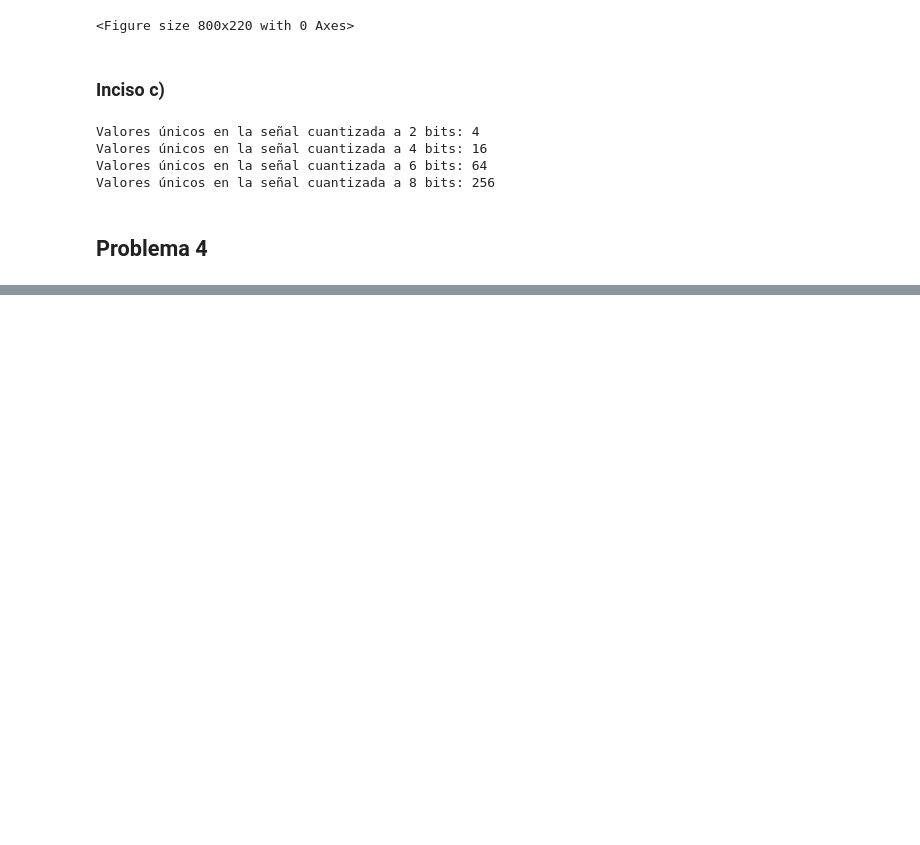
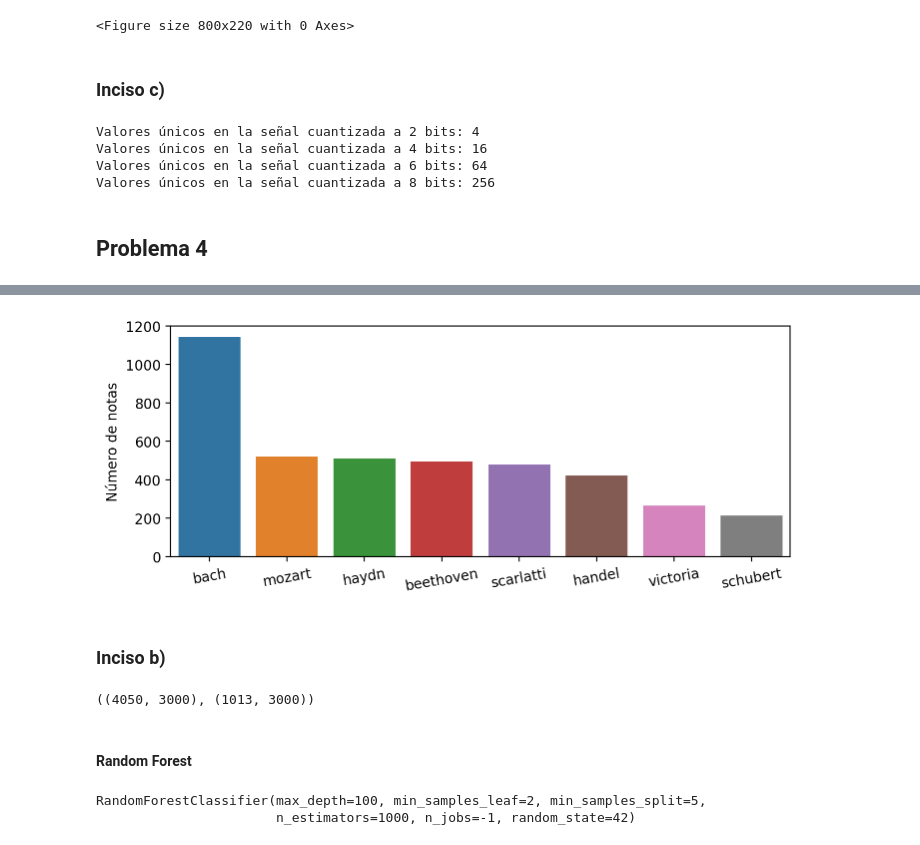
Before and after one commit to Gustavo-HA/MCE_Tercer-Semestre, a Jupyter notebook: Multimodal/T2/codigo/Tarea002_Gustavo_Hernandez.ipynb, the cells around one changed output, grey strips where cells are left out. Saved outputs shown, nothing was run; the diff lists cells and outputs as text; code cells hidden in the pictures; blank space fills up the shorter version.

```diff
--- a/Multimodal/T2/codigo/Tarea002_Gustavo_Hernandez.ipynb
+++ b/Multimodal/T2/codigo/Tarea002_Gustavo_Hernandez.ipynb
@@ -160,0 +207,2 @@ for b in bits:
+# %%
+train_df = pd.read_csv("../data/corpus_train.csv")
@@ -160,0 +221,13 @@ for b in bits:
+# %%
+figures, ax = plt.subplots(figsize=(8,3))
+sns.barplot(x=train_df["author"].value_counts().index,
+            y=train_df["author"].value_counts().values, palette="tab10", legend=False,
+            hue=train_df["author"].value_counts().index, ax=ax)
+ax.set_xticklabels(ax.get_xticklabels(), rotation=10, horizontalalignment='center')
+ax.set_ylabel("Número de notas")
+ax.set_xlabel("")
+plt.savefig('../documento/figure/notes_per_author_train.pdf', bbox_inches='tight')
+# %% [output]
+[figure, added]
+# %% [markdown]
+### Inciso b)
@@ -160,0 +291,4 @@ for b in bits:
+# %%
+X_train.shape, X_test.shape
+# %% [output]
+((4050, 3000), (1013, 3000))
@@ -160,0 +314,2 @@ for b in bits:
+# %% [markdown]
+#### Random Forest
@@ -160,0 +325,5 @@ for b in bits:
+# %%
+rf.fit(X_train, y_train)
+# %% [output]
+RandomForestClassifier(max_depth=100, min_samples_leaf=2, min_samples_split=5,
+                       n_estimators=1000, n_jobs=-1, random_state=42)
```
Also changed, not shown: parts of 37 cells of this notebook, 1 other file.
